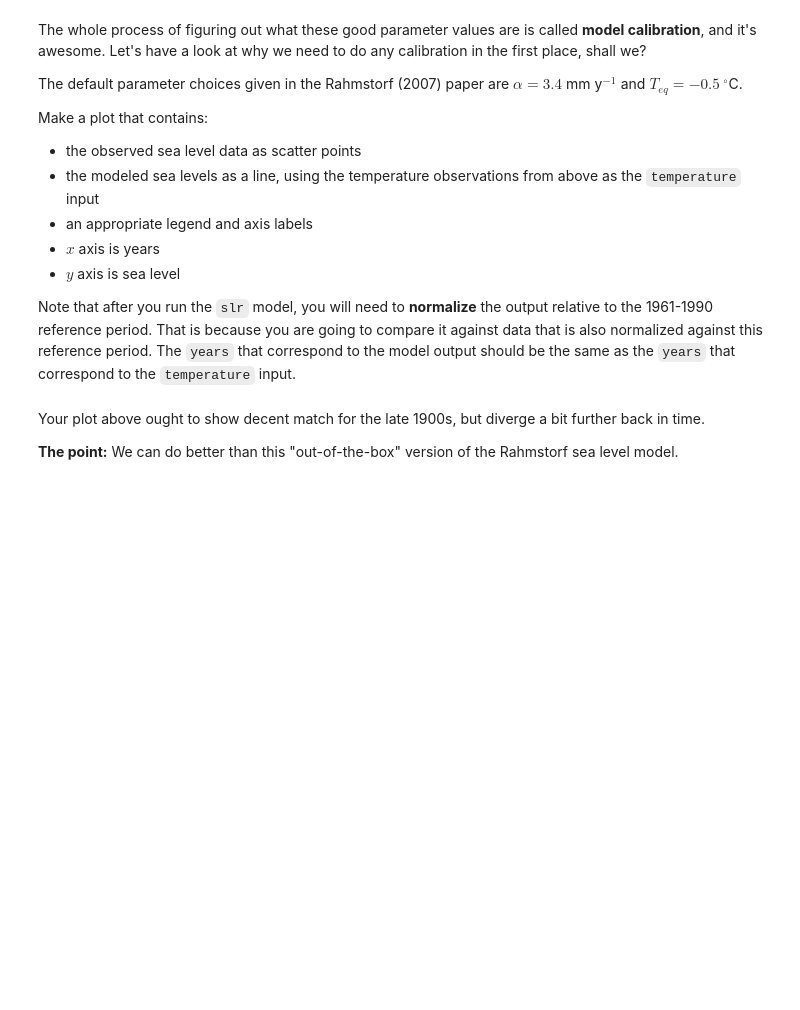
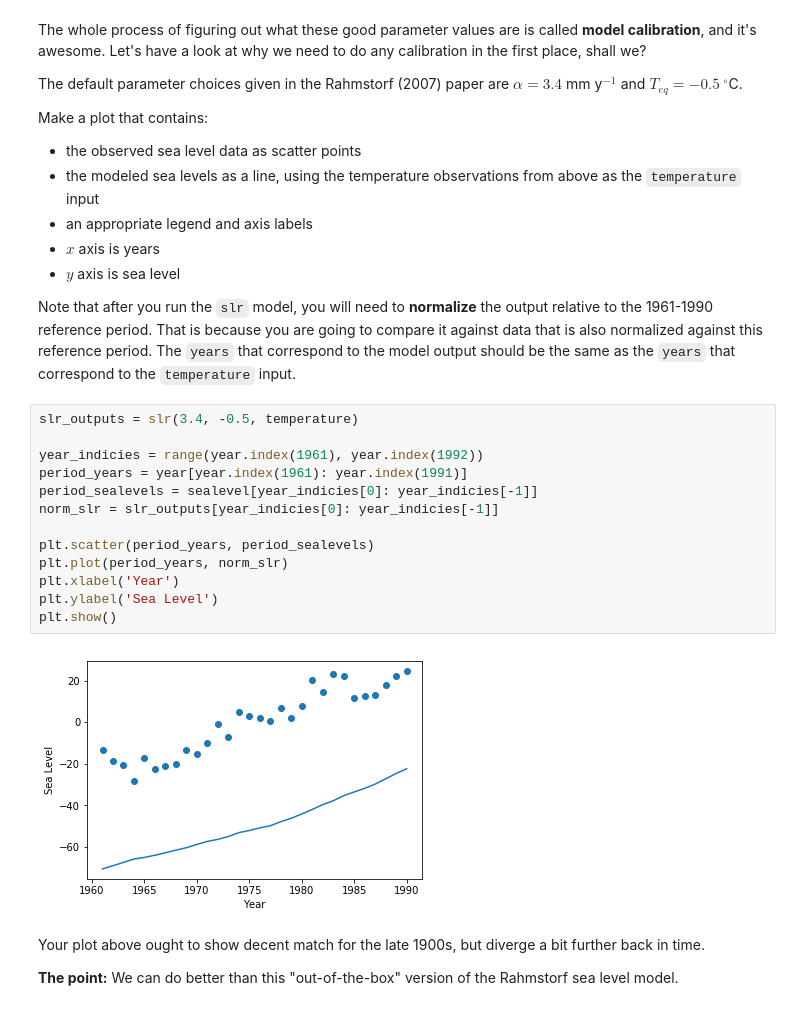
Before and after one commit to BrennonLee/AI, a Jupyter notebook: hw/csci3202_hw04_Brennon_Lee.ipynb, the cells around one changed output. Cells and saved outputs as stored; diff of their text form; blank space fills up the shorter version.

```diff
--- a/hw/csci3202_hw04_Firstname_Lastname.ipynb
+++ b/hw/csci3202_hw04_Brennon_Lee.ipynb
@@ -92,6 +113,21 @@ Make a plot that contains:
 * $y$ axis is sea level
 
 Note that after you run the `slr` model, you will need to **normalize** the output relative to the 1961-1990 reference period.  That is because you are going to compare it against data that is also normalized against this reference period. The `years` that correspond to the model output should be the same as the `years` that correspond to the `temperature` input.
+# %%
+slr_outputs = slr(3.4, -0.5, temperature)
+
+year_indicies = range(year.index(1961), year.index(1992))
+period_years = year[year.index(1961): year.index(1991)]
+period_sealevels = sealevel[year_indicies[0]: year_indicies[-1]]
+norm_slr = slr_outputs[year_indicies[0]: year_indicies[-1]]
+
+plt.scatter(period_years, period_sealevels)
+plt.plot(period_years, norm_slr)
+plt.xlabel('Year')
+plt.ylabel('Sea Level')
+plt.show()
+# %% [output]
+[figure, added]
 # %% [markdown]
 Your plot above ought to show decent match for the late 1900s, but diverge a bit further back in time.
 
```
Also changed, not shown: parts of 4 cells of this notebook, 3 other files.
